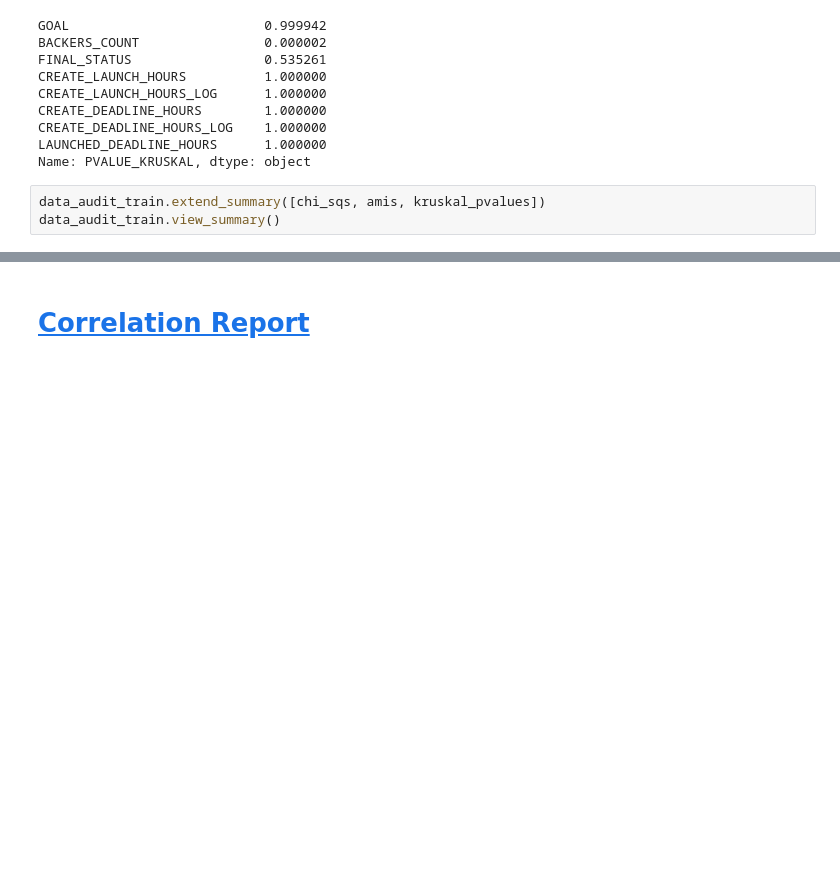
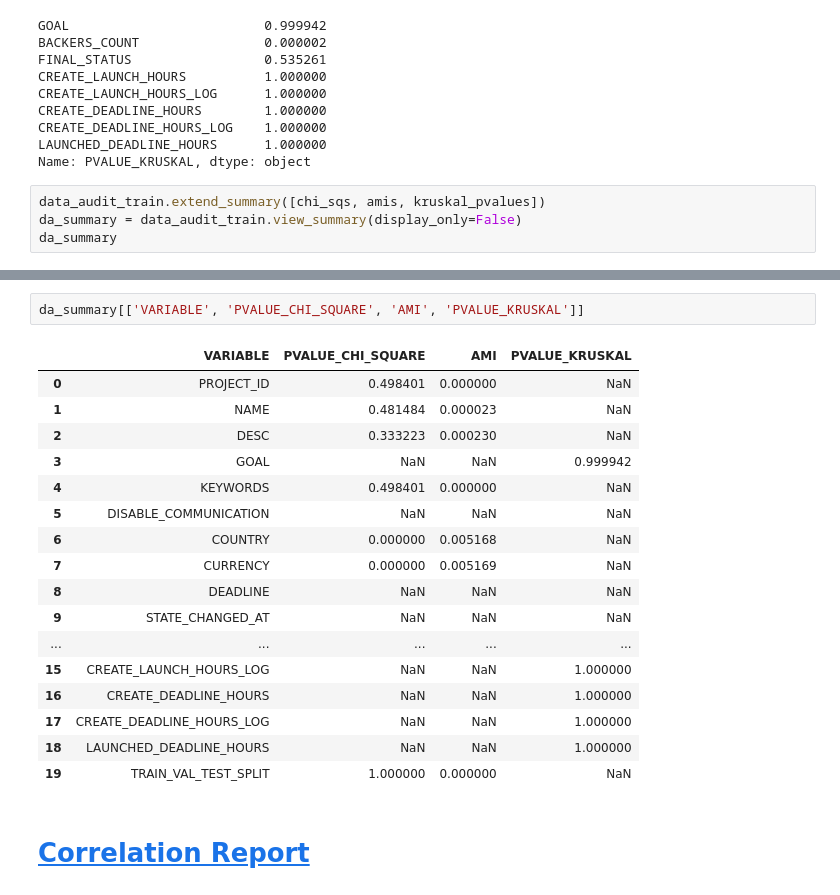
Before and after one commit to SimeonHristov99/kcikstarter, a Jupyter notebook: 01_Scripts/02_Univariate_analysis.ipynb, the cells around one changed output, grey strips where cells are left out. Cells and saved outputs as stored; diff of their text form; blank space fills up the shorter version.

```diff
--- a/01_Scripts/02_Univariate_analysis.ipynb
+++ b/01_Scripts/02_Univariate_analysis.ipynb
@@ -137,7 +138,8 @@ LAUNCHED_DEADLINE_HOURS      1.000000
 Name: PVALUE_KRUSKAL, dtype: object
 # %%
 data_audit_train.extend_summary([chi_sqs, amis, kruskal_pvalues])
-data_audit_train.view_summary()
+da_summary = data_audit_train.view_summary(display_only=False)
+da_summary
 # %% [output]
 |  | VARIABLE | LABEL | TYPE | % UNIQUE | % MISSING | MEAN | STD | MIN | 50% | MAX | COMMENT | ... |
 | 0 | PROJECT_ID | . | object | 1.0000 | 0.0 | NaN | <NA> | NaN | NaN | NaN | . | ... |
@@ -156,6 +158,26 @@ data_audit_train.view_summary()
 | 17 | CREATE_DEADLINE_HOURS_LOG | . | float64 | 0.9844 | 0.0 | 7.154019 | 0.680258 | 3.28588 | 7.032668 | 10.744852 | . | ... |
 | 18 | LAUNCHED_DEADLINE_HOURS | . | float64 | 0.2914 | 0.0 | 818.946855 | 311.047928 | 24.0 | 720.0 | 2207.0 | . | ... |
 | 19 | TRAIN_VAL_TEST_SPLIT | . | object | 0.0000 | 0.0 | NaN | <NA> | NaN | NaN | NaN | . | ... |
+# %%
+da_summary[['VARIABLE', 'PVALUE_CHI_SQUARE', 'AMI', 'PVALUE_KRUSKAL']]
+# %% [output]
+|  | VARIABLE | PVALUE_CHI_SQUARE | AMI | PVALUE_KRUSKAL |
+| 0 | PROJECT_ID | 0.498401 | 0.000000 | NaN |
+| 1 | NAME | 0.481484 | 0.000023 | NaN |
+| 2 | DESC | 0.333223 | 0.000230 | NaN |
+| 3 | GOAL | NaN | NaN | 0.999942 |
+| 4 | KEYWORDS | 0.498401 | 0.000000 | NaN |
+| 5 | DISABLE_COMMUNICATION | NaN | NaN | NaN |
+| 6 | COUNTRY | 0.000000 | 0.005168 | NaN |
+| 7 | CURRENCY | 0.000000 | 0.005169 | NaN |
+| 8 | DEADLINE | NaN | NaN | NaN |
+| 9 | STATE_CHANGED_AT | NaN | NaN | NaN |
+| ... | ... | ... | ... | ... |
+| 15 | CREATE_LAUNCH_HOURS_LOG | NaN | NaN | 1.000000 |
+| 16 | CREATE_DEADLINE_HOURS | NaN | NaN | 1.000000 |
+| 17 | CREATE_DEADLINE_HOURS_LOG | NaN | NaN | 1.000000 |
+| 18 | LAUNCHED_DEADLINE_HOURS | NaN | NaN | 1.000000 |
+| 19 | TRAIN_VAL_TEST_SPLIT | 1.000000 | 0.000000 | NaN |
 # %% [markdown]
 # <a id='toc4_'></a>[Correlation Report](#toc0_)
 # %%
```
Also changed, not shown: parts of 9 cells of this notebook, 2 other files.
